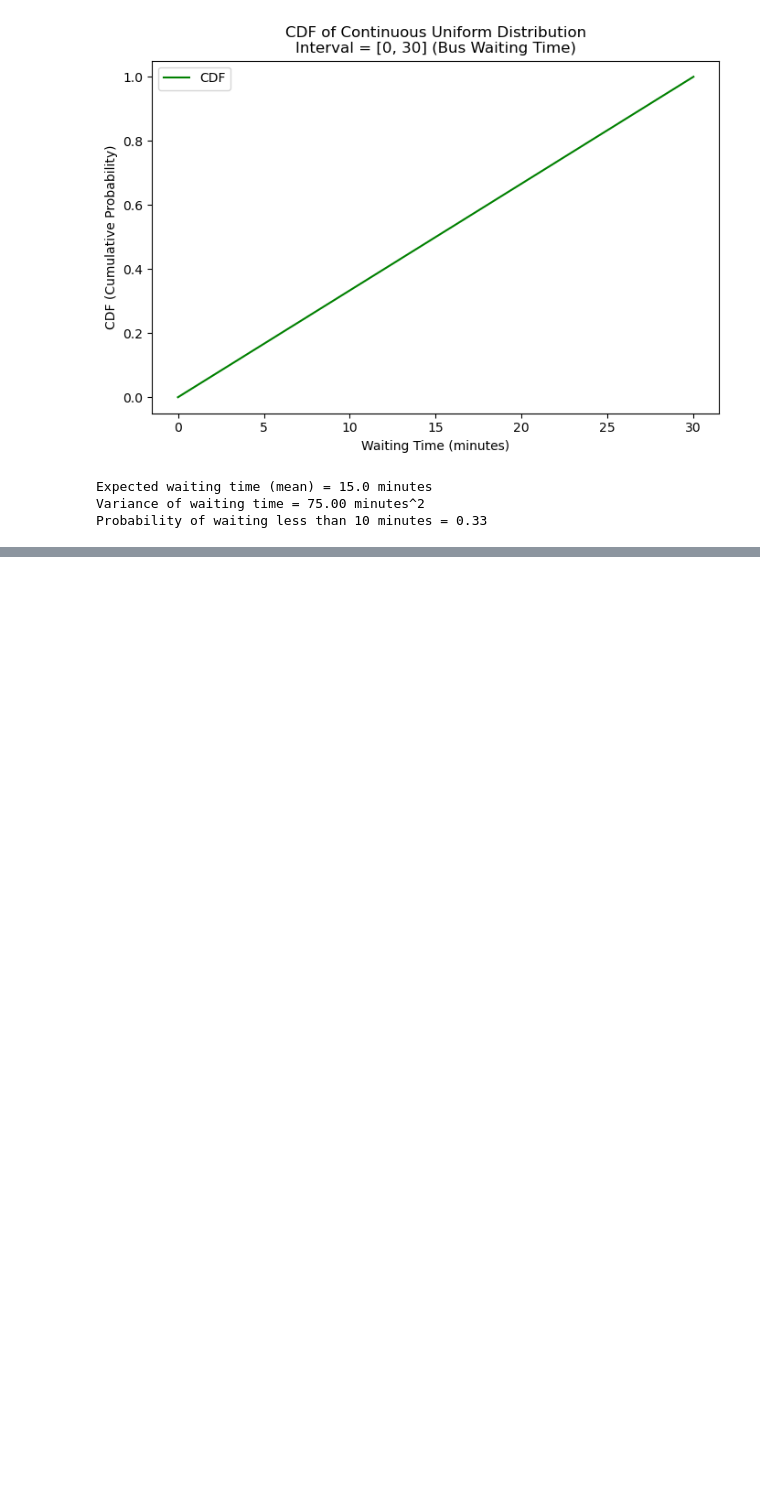
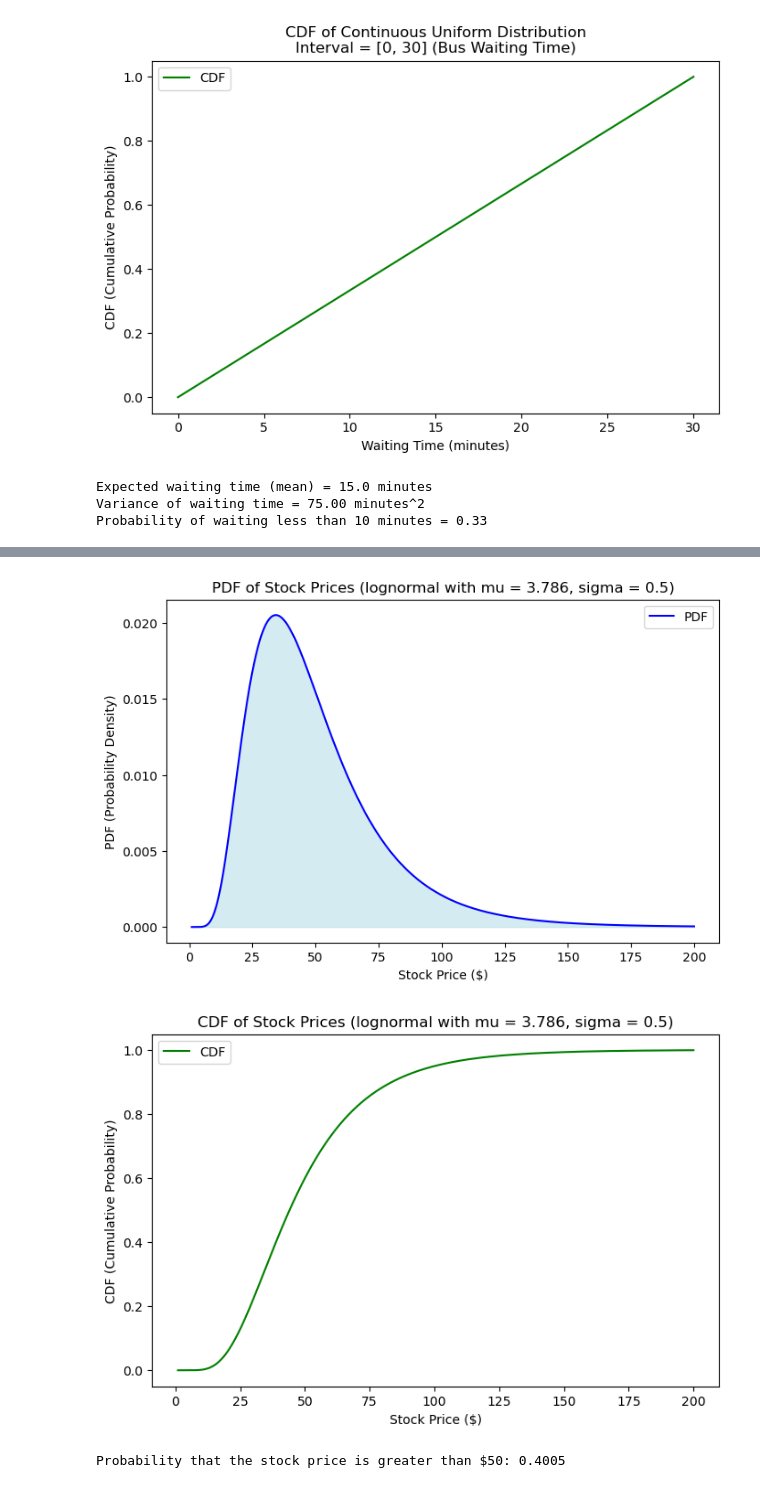
Before and after one commit to dusan-zdravkovic/Exam-P-Programs, a Jupyter notebook: continuous_distributions.ipynb, the cells around one changed output, grey strips where cells are left out. Cells and saved outputs as stored; diff of their text form; code cells hidden in the pictures; blank space fills up the shorter version.

```diff
--- a/continuous_distributions.ipynb
+++ b/continuous_distributions.ipynb
@@ -55,0 +190,42 @@ Probability of waiting less than 10 minutes = 0.33
+# %%
+from scipy.stats import lognorm
+
+# Define the parameters for the lognormal distribution
+mu = 3.786  # Adjusted mean of the logarithm of stock price
+sigma = 0.5  # Standard deviation of the logarithm of stock price
+
+# Generate a range of x values (stock prices)
+x_values = np.linspace(1, 200, 1000)
+
+# Calculate the PDF (Probability Density Function)
+pdf = lognorm.pdf(x_values, sigma, scale=np.exp(mu))
+
+# Calculate the CDF (Cumulative Distribution Function)
+cdf = lognorm.cdf(x_values, sigma, scale=np.exp(mu))
+
+# Plot the PDF using seaborn
+plt.figure(figsize=(8, 5))
+sns.lineplot(x=x_values, y=pdf, color="blue", label="PDF")
+plt.fill_between(x_values, pdf, color="lightblue", alpha=0.5)
+plt.title(f"PDF of Stock Prices (lognormal with mu = {mu:.3f}, sigma = {sigma})")
+plt.xlabel("Stock Price ($)")
+plt.ylabel("PDF (Probability Density)")
+plt.legend()
+plt.show()
+
+# Plot the CDF using seaborn
+plt.figure(figsize=(8, 5))
+sns.lineplot(x=x_values, y=cdf, color="green", label="CDF")
+plt.title(f"CDF of Stock Prices (lognormal with mu = {mu:.3f}, sigma = {sigma})")
+plt.xlabel("Stock Price ($)")
+plt.ylabel("CDF (Cumulative Probability)")
+plt.legend()
+plt.show()
+
+# Example: Probability that the stock price is greater than $50
+prob_greater_than_50 = 1 - lognorm.cdf(50, sigma, scale=np.exp(mu))
+print(f"Probability that the stock price is greater than $50: {prob_greater_than_50:.4f}")
+# %% [output]
+[figure, added]
+[figure, added]
+Probability that the stock price is greater than $50: 0.4005
```
Also changed, not shown: parts of 6 cells of this notebook.
